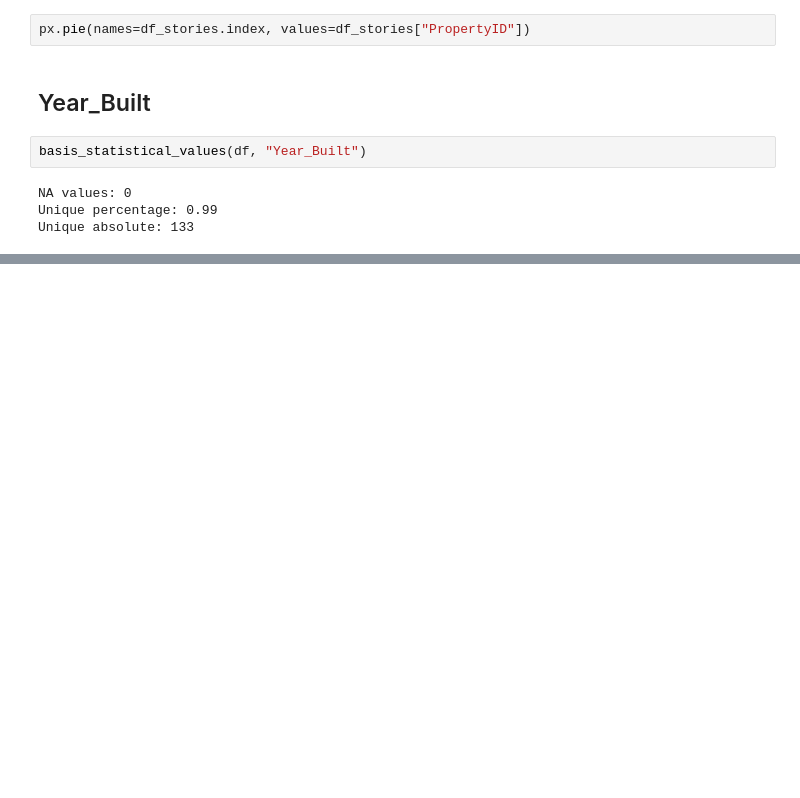
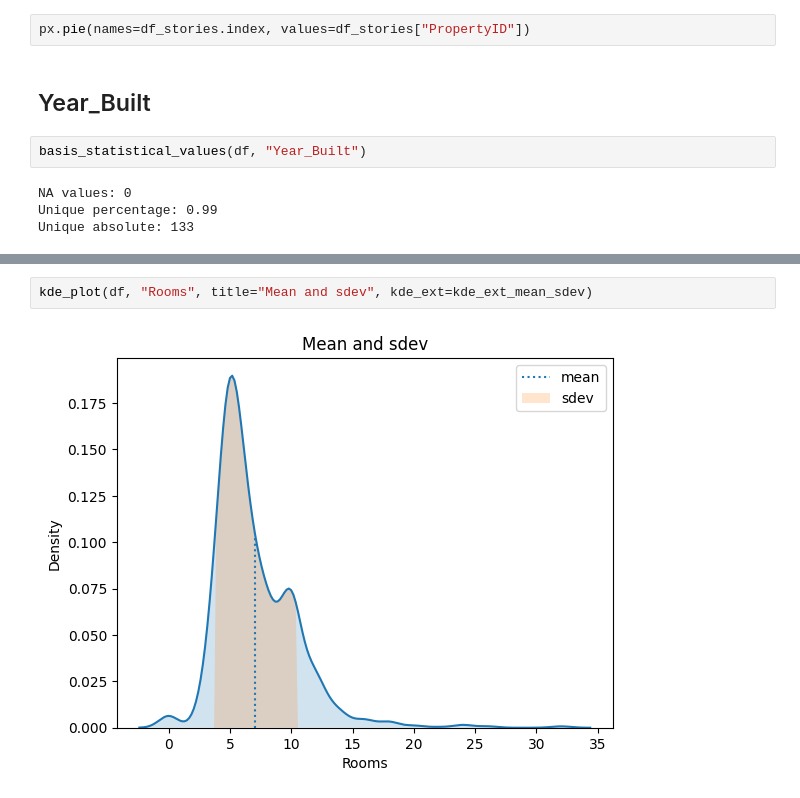
Before and after one commit to Flixner/Property-Sales-Prediction, a Jupyter notebook: eda.ipynb, the cells around one changed output, grey strips where cells are left out. Drawn from its saved outputs; the diff is of its cells as text; blank space fills up the shorter version.

```diff
--- a/eda.ipynb
+++ b/eda.ipynb
@@ -604,0 +667,4 @@ NameError: name 'sns' is not defined
+# %%
+kde_plot(df, "Rooms", title="Mean and sdev", kde_ext=kde_ext_mean_sdev)
+# %% [output]
+[figure, added]
```
Also changed, not shown: parts of 13 cells of this notebook.
